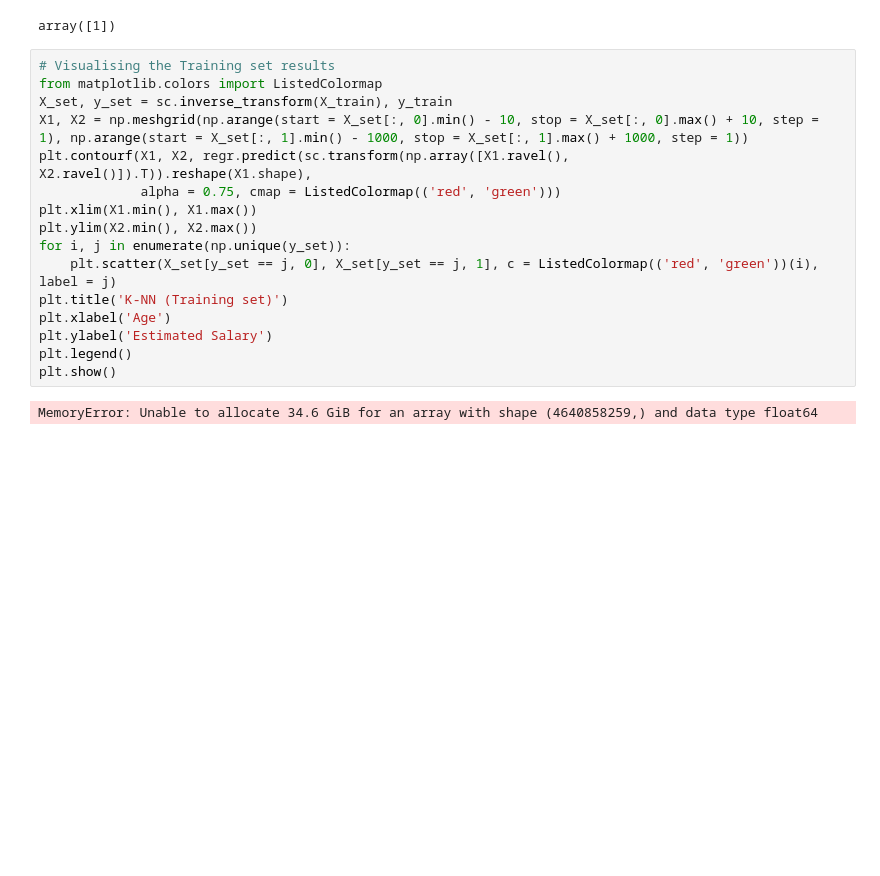
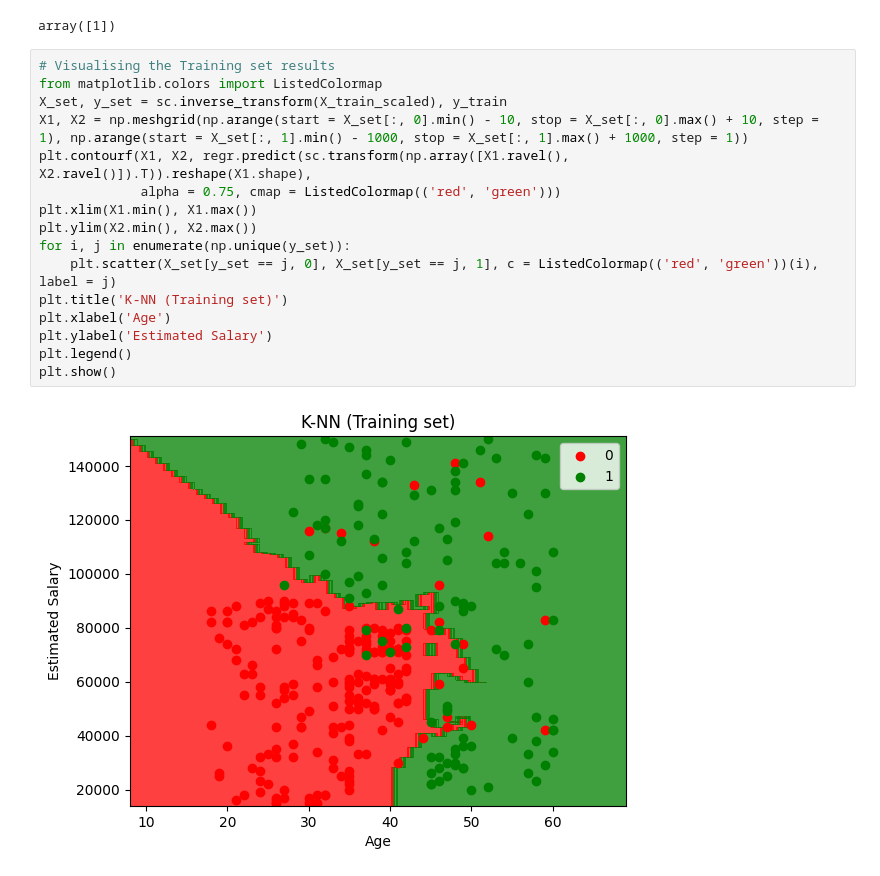
Before and after one commit to Robin2883/ML_Classification, a Jupyter notebook: k-NN/knn.ipynb, the cells around one changed output. Cells and saved outputs as stored; diff of their text form; blank space fills up the shorter version.

```diff
--- a/k-NN/knn.ipynb
+++ b/k-NN/knn.ipynb
@@ -119,18 +119,18 @@ array([1])
 # %%
 # Visualising the Training set results
 from matplotlib.colors import ListedColormap
-X_set, y_set = sc.inverse_transform(X_train), y_train
+X_set, y_set = sc.inverse_transform(X_train_scaled), y_train
 X1, X2 = np.meshgrid(np.arange(start = X_set[:, 0].min() - 10, stop = X_set[:, 0].max() + 10, step = 1), np.arange(start = X_set[:, 1].min() - 1000, stop = X_set[:, 1].max() + 1000, step = 1))
 plt.contourf(X1, X2, regr.predict(sc.transform(np.array([X1.ravel(), X2.ravel()]).T)).reshape(X1.shape),
              alpha = 0.75, cmap = ListedColormap(('red', 'green')))
 plt.xlim(X1.min(), X1.max())
 plt.ylim(X2.min(), X2.max())
 for i, j in enumerate(np.unique(y_set)):
     plt.scatter(X_set[y_set == j, 0], X_set[y_set == j, 1], c = ListedColormap(('red', 'green'))(i), label = j)
 plt.title('K-NN (Training set)')
 plt.xlabel('Age')
 plt.ylabel('Estimated Salary')
 plt.legend()
 plt.show()
 # %% [output]
-MemoryError: Unable to allocate 34.6 GiB for an array with shape (4640858259,) and data type float64
+[figure, added]
```
Also changed, not shown: parts of 1 cell of this notebook, 2 other files.
